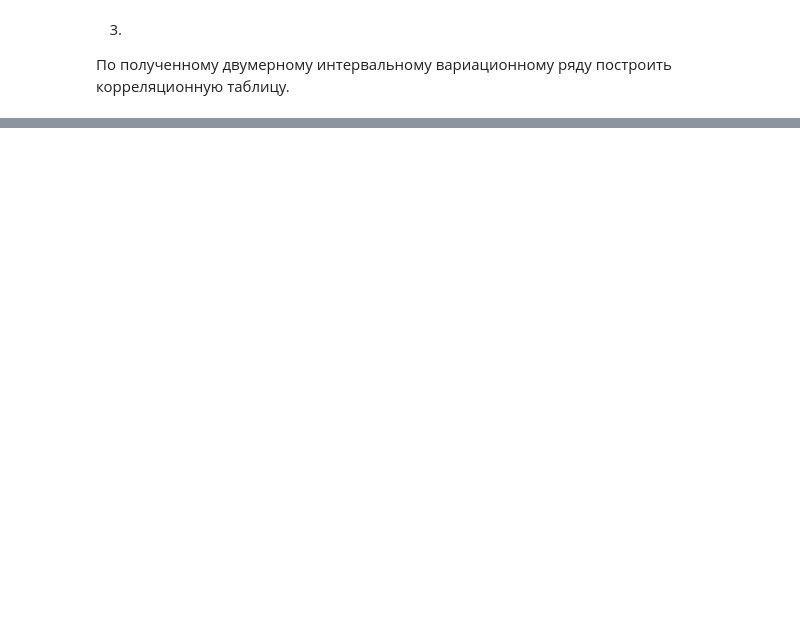
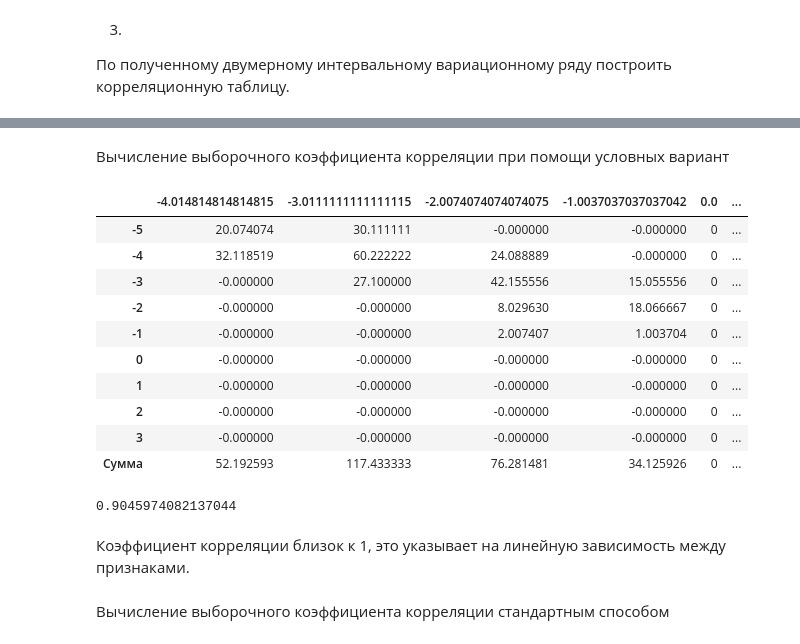
Before and after one commit to the-mvi/smedh-2024, a Jupyter notebook: 0383_Zhelnin_MY_Rudakova_YV_Sergevnin_DV/task4.ipynb, the cells around one changed output, grey strips where cells are left out. Saved outputs shown, nothing was run; the diff lists cells and outputs as text; code cells hidden in the pictures; blank space fills up the shorter version.

```diff
--- a/0383_Zhelnin_MY_Rudakova_YV_Sergevnin_DV/task4.ipynb
+++ b/0383_Zhelnin_MY_Rudakova_YV_Sergevnin_DV/task4.ipynb
@@ -510,7 +395,0 @@ chi2_expected = 11.1
-# %%
-stats_crit = []
-for i in range(len(freq)):
-    stats_crit.append((freq[i] - freq_theor[i])**2/freq_theor[i])
-chi2_calculated = sum(stats_crit)
-print("Наблюдаемое значение критерия: ", chi2_calculated)
-print("Наблюдаемое < критическое: ", chi2_calculated < chi2_expected)
@@ -538,0 +451,46 @@ print(sum([(freq[i]**2) / freq_theor[i] for i in range(len(freq))]) - sum(freq))
+# %% [markdown]
+Вычисление выборочного коэффициента корреляции при помощи условных вариант
+# %%
+cor3 = cor2.copy()
+
+for i in range(len(v_x)):
+    cor3.iloc[i,:-1] *= v_x[i]
+
+for i in range(len(v_y)):
+    cor3.iloc[:-1,i] *= v_y[i]
+
+cor3.iloc[:,-1] = cor3.iloc[:,:-1].sum(axis=1)
+cor3.iloc[-1,:] = cor3.iloc[:-1,:].sum(axis=0)
+cor3
+# %% [output]
+|  | -4.014814814814815 | -3.0111111111111115 | -2.0074074074074075 | -1.0037037037037042 | 0.0 | ... |
+| -5 | 20.074074 | 30.111111 | -0.000000 | -0.000000 | 0 | ... |
+| -4 | 32.118519 | 60.222222 | 24.088889 | -0.000000 | 0 | ... |
+| -3 | -0.000000 | 27.100000 | 42.155556 | 15.055556 | 0 | ... |
+| -2 | -0.000000 | -0.000000 | 8.029630 | 18.066667 | 0 | ... |
+| -1 | -0.000000 | -0.000000 | 2.007407 | 1.003704 | 0 | ... |
+| 0 | -0.000000 | -0.000000 | -0.000000 | -0.000000 | 0 | ... |
+| 1 | -0.000000 | -0.000000 | -0.000000 | -0.000000 | 0 | ... |
+| 2 | -0.000000 | -0.000000 | -0.000000 | -0.000000 | 0 | ... |
+| 3 | -0.000000 | -0.000000 | -0.000000 | -0.000000 | 0 | ... |
+| Сумма | 52.192593 | 117.433333 | 76.281481 | 34.125926 | 0 | ... |
+# %%
+_sum = cor3["Сумма"]["Сумма"]
+
+counts_x = np.array(list(cor2.iloc[:-1,-1]))
+counts_y = np.array(list(cor2.iloc[-1,:-1]))
+
+x_mean = sum(counts_x * v_x) / N
+y_mean = sum(counts_y * v_y) / N
+
+x_s = np.sqrt((sum(counts_x * v_x**2) / N - x_mean**2))
+y_s = np.sqrt((sum(counts_y * v_y**2) / N - y_mean**2))
+
+r_variants = (_sum - N * x_mean * y_mean) / (N * x_s * y_s)
+r_variants
+# %% [output]
+0.9045974082137044
+# %% [markdown]
+Коэффициент корреляции близок к 1, это указывает на линейную зависимость между признаками.
+# %% [markdown]
+Вычисление выборочного коэффициента корреляции стандартным способом
```
Also changed, not shown: parts of 74 cells of this notebook.
